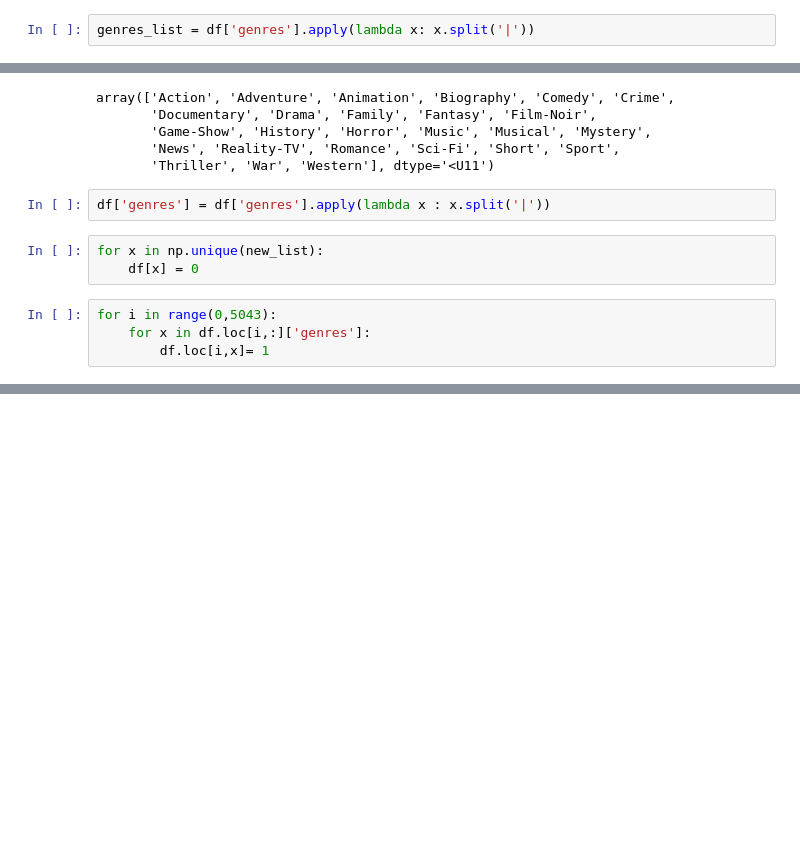
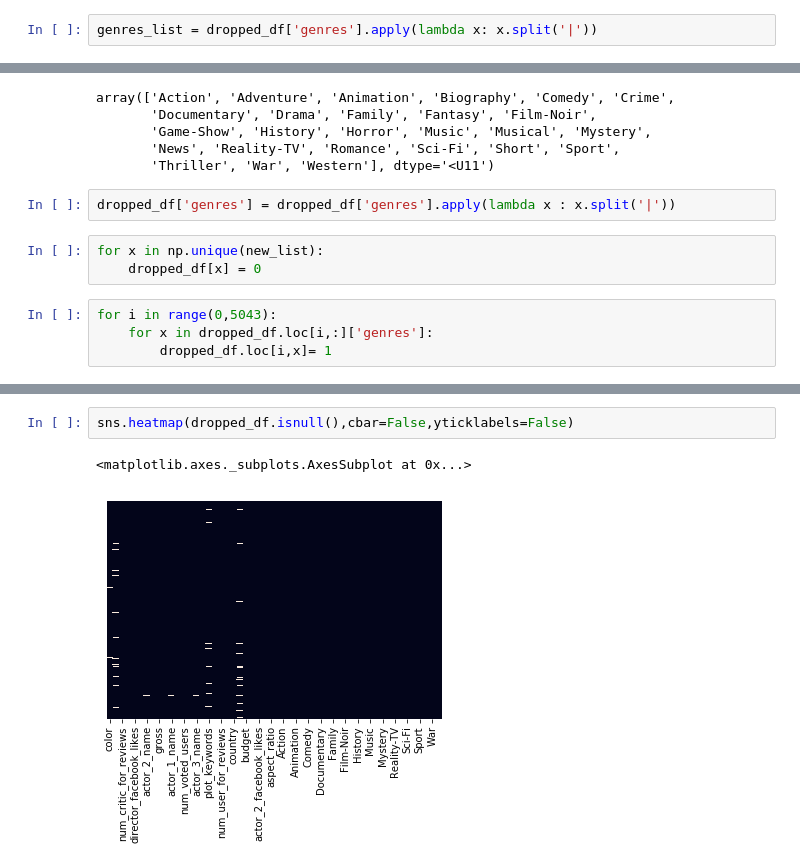
Before and after one commit to Machine-Learning-FGA/imdb_movie_dataset, a Jupyter notebook: pre_processing.ipynb, the cells around one changed output, grey strips where cells are left out. Cells and saved outputs as stored; diff of their text form; blank space fills up the shorter version.

```diff
--- a/pre_processing.ipynb
+++ b/pre_processing.ipynb
@@ -119,7 +152,7 @@ df.head()
 | 3 | Color | Christopher Nolan | 813.000000 | 164.000000 | 22000.0 | 23000.000000 | ... |
 | 4 | NaN | Doug Walker | 140.194272 | 107.201074 | 131.0 | 645.009761 | ... |
 # %%
-genres_list = df['genres'].apply(lambda x: x.split('|'))
+genres_list = dropped_df['genres'].apply(lambda x: x.split('|'))
 # %%
 new_list = []
 for x in genres_list:
@@ -134,12 +167,12 @@ array(['Action', 'Adventure', 'Animation', 'Biography', 'Comedy', 'Crime',
        'News', 'Reality-TV', 'Romance', 'Sci-Fi', 'Short', 'Sport',
        'Thriller', 'War', 'Western'], dtype='<U11')
 # %%
-df['genres'] = df['genres'].apply(lambda x : x.split('|'))
+dropped_df['genres'] = dropped_df['genres'].apply(lambda x : x.split('|'))
 # %%
 for x in np.unique(new_list):
-    df[x] = 0
+    dropped_df[x] = 0
 # %%
 for i in range(0,5043):
-    for x in df.loc[i,:]['genres']:
-        df.loc[i,x]= 1
+    for x in dropped_df.loc[i,:]['genres']:
+        dropped_df.loc[i,x]= 1
 # %%
@@ -151,3 +184,8 @@ df.head()
 | 2 | Color | Sam Mendes | 602.000000 | 148.000000 | 0.0 | 161.000000 | ... |
 | 3 | Color | Christopher Nolan | 813.000000 | 164.000000 | 22000.0 | 23000.000000 | ... |
 | 4 | NaN | Doug Walker | 140.194272 | 107.201074 | 131.0 | 645.009761 | ... |
+# %%
+sns.heatmap(dropped_df.isnull(),cbar=False,yticklabels=False)
+# %% [output]
+<matplotlib.axes._subplots.AxesSubplot at 0x...>
+[figure, added]
```
Also changed, not shown: parts of 7 cells of this notebook.
